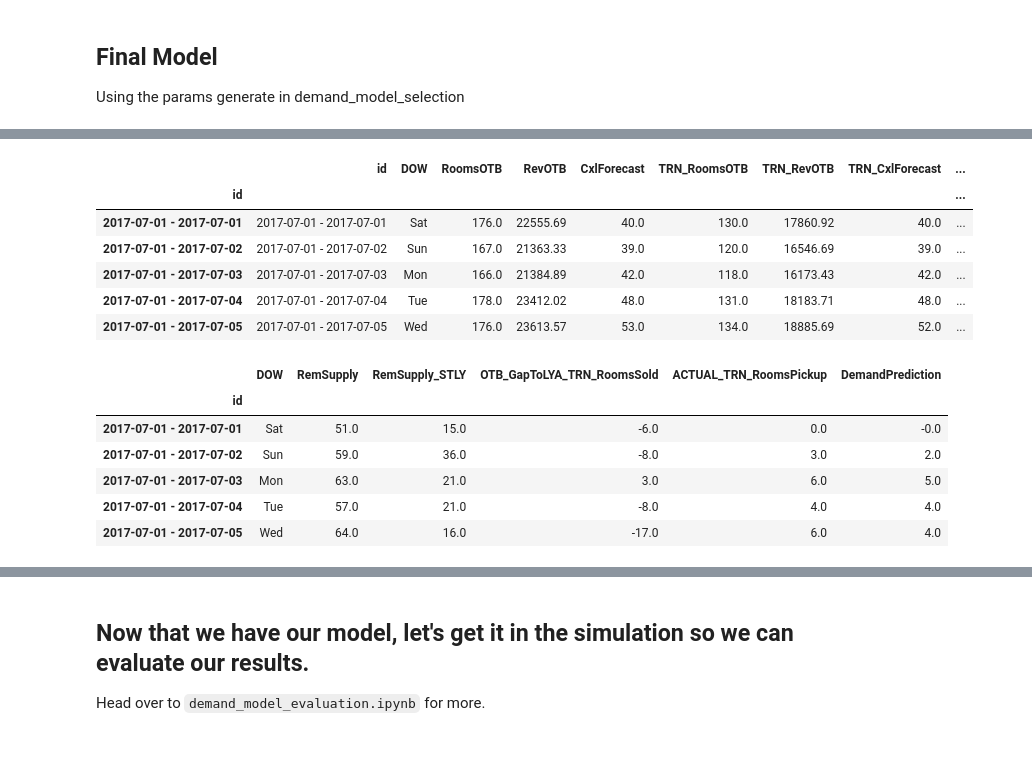
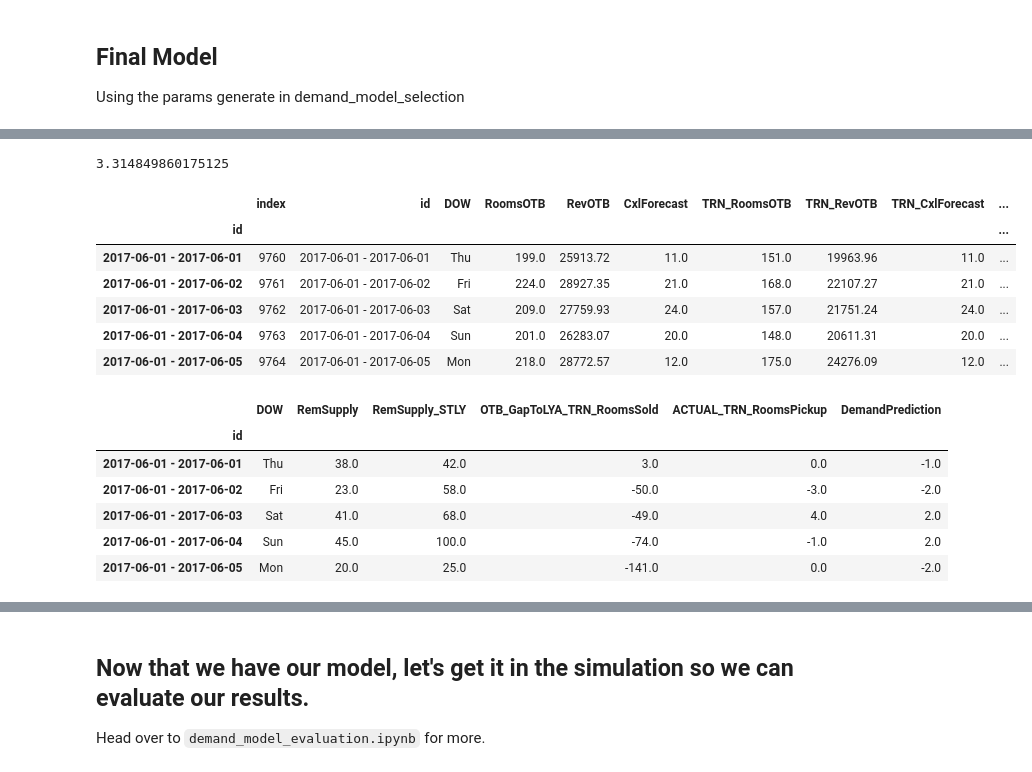
Before and after one commit to edubu2/hotel-revman-system, a Jupyter notebook: code/demand_model_analysis_h2.ipynb, the cells around one changed output, grey strips where cells are left out. Drawn from its saved outputs; the diff is of its cells as text; code cells hidden in the pictures.

```diff
--- a/code/demand_model_analysis_h2.ipynb
+++ b/code/demand_model_analysis_h2.ipynb
@@ -92,13 +74,17 @@ h1_stat_preds.index = h1_stat_preds.id
+# %%
+mean_absolute_error(y_test, preds)
+# %% [output]
+3.314849860175125
 # %%
-h1_stat_preds.head()
+h2_stat_preds.head()
 # %% [output]
-|  | id | DOW | RoomsOTB | RevOTB | CxlForecast | TRN_RoomsOTB | TRN_RevOTB | TRN_CxlForecast | ... |
-| id |  |  |  |  |  |  |  |  | ... |
-| 2017-07-01 - 2017-07-01 | 2017-07-01 - 2017-07-01 | Sat | 176.0 | 22555.69 | 40.0 | 130.0 | 17860.92 | 40.0 | ... |
-| 2017-07-01 - 2017-07-02 | 2017-07-01 - 2017-07-02 | Sun | 167.0 | 21363.33 | 39.0 | 120.0 | 16546.69 | 39.0 | ... |
-| 2017-07-01 - 2017-07-03 | 2017-07-01 - 2017-07-03 | Mon | 166.0 | 21384.89 | 42.0 | 118.0 | 16173.43 | 42.0 | ... |
-| 2017-07-01 - 2017-07-04 | 2017-07-01 - 2017-07-04 | Tue | 178.0 | 23412.02 | 48.0 | 131.0 | 18183.71 | 48.0 | ... |
-| 2017-07-01 - 2017-07-05 | 2017-07-01 - 2017-07-05 | Wed | 176.0 | 23613.57 | 53.0 | 134.0 | 18885.69 | 52.0 | ... |
+|  | index | id | DOW | RoomsOTB | RevOTB | CxlForecast | TRN_RoomsOTB | TRN_RevOTB | TRN_CxlForecast | ... |
+| id |  |  |  |  |  |  |  |  |  | ... |
+| 2017-06-01 - 2017-06-01 | 9760 | 2017-06-01 - 2017-06-01 | Thu | 199.0 | 25913.72 | 11.0 | 151.0 | 19963.96 | 11.0 | ... |
+| 2017-06-01 - 2017-06-02 | 9761 | 2017-06-01 - 2017-06-02 | Fri | 224.0 | 28927.35 | 21.0 | 168.0 | 22107.27 | 21.0 | ... |
+| 2017-06-01 - 2017-06-03 | 9762 | 2017-06-01 - 2017-06-03 | Sat | 209.0 | 27759.93 | 24.0 | 157.0 | 21751.24 | 24.0 | ... |
+| 2017-06-01 - 2017-06-04 | 9763 | 2017-06-01 - 2017-06-04 | Sun | 201.0 | 26283.07 | 20.0 | 148.0 | 20611.31 | 20.0 | ... |
+| 2017-06-01 - 2017-06-05 | 9764 | 2017-06-01 - 2017-06-05 | Mon | 218.0 | 28772.57 | 12.0 | 175.0 | 24276.09 | 12.0 | ... |
 # %%
 display_cols = [
     "DOW",
@@ -108,12 +94,12 @@ display_cols = [
     "ACTUAL_TRN_RoomsPickup",
     "DemandPrediction"
 ]
-h1_stat_preds[display_cols].head()
+h2_stat_preds[display_cols].head()
 # %% [output]
 |  | DOW | RemSupply | RemSupply_STLY | OTB_GapToLYA_TRN_RoomsSold | ACTUAL_TRN_RoomsPickup | DemandPrediction |
 | id |  |  |  |  |  |  |
-| 2017-07-01 - 2017-07-01 | Sat | 51.0 | 15.0 | -6.0 | 0.0 | -0.0 |
-| 2017-07-01 - 2017-07-02 | Sun | 59.0 | 36.0 | -8.0 | 3.0 | 2.0 |
-| 2017-07-01 - 2017-07-03 | Mon | 63.0 | 21.0 | 3.0 | 6.0 | 5.0 |
-| 2017-07-01 - 2017-07-04 | Tue | 57.0 | 21.0 | -8.0 | 4.0 | 4.0 |
-| 2017-07-01 - 2017-07-05 | Wed | 64.0 | 16.0 | -17.0 | 6.0 | 4.0 |
+| 2017-06-01 - 2017-06-01 | Thu | 38.0 | 42.0 | 3.0 | 0.0 | -1.0 |
+| 2017-06-01 - 2017-06-02 | Fri | 23.0 | 58.0 | -50.0 | -3.0 | -2.0 |
+| 2017-06-01 - 2017-06-03 | Sat | 41.0 | 68.0 | -49.0 | 4.0 | 2.0 |
+| 2017-06-01 - 2017-06-04 | Sun | 45.0 | 100.0 | -74.0 | -1.0 | 2.0 |
+| 2017-06-01 - 2017-06-05 | Mon | 20.0 | 25.0 | -141.0 | 0.0 | -2.0 |
```
Also changed, not shown: parts of 10 cells of this notebook, 5 other files.
